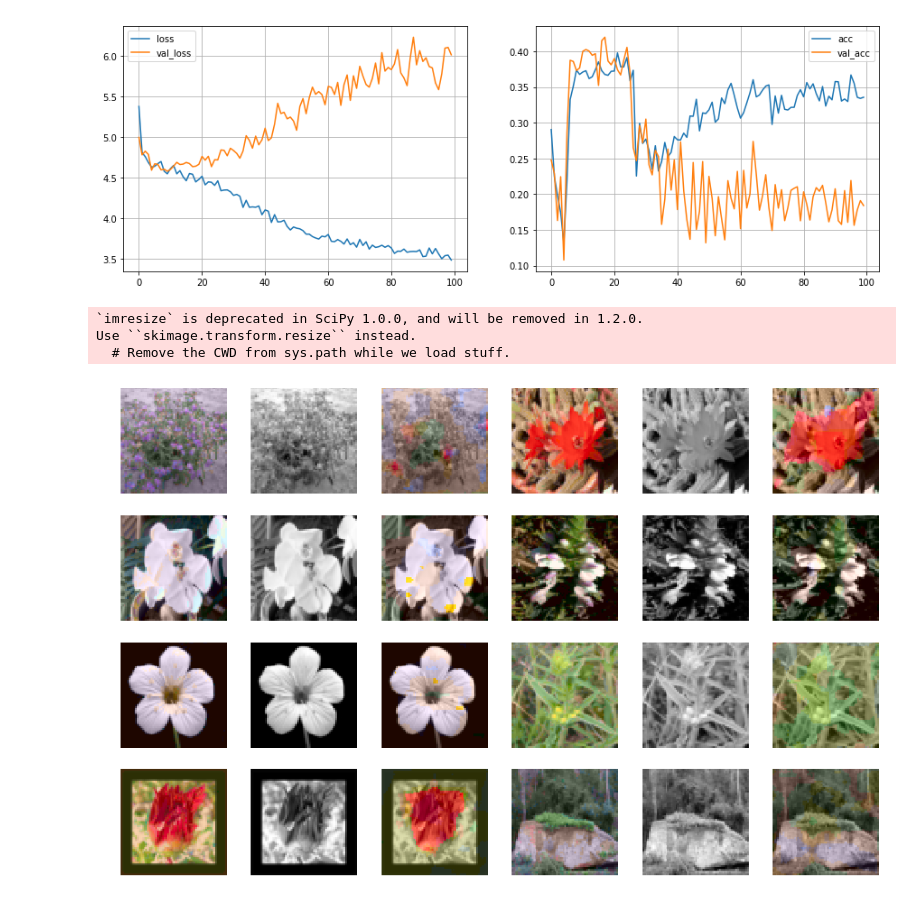
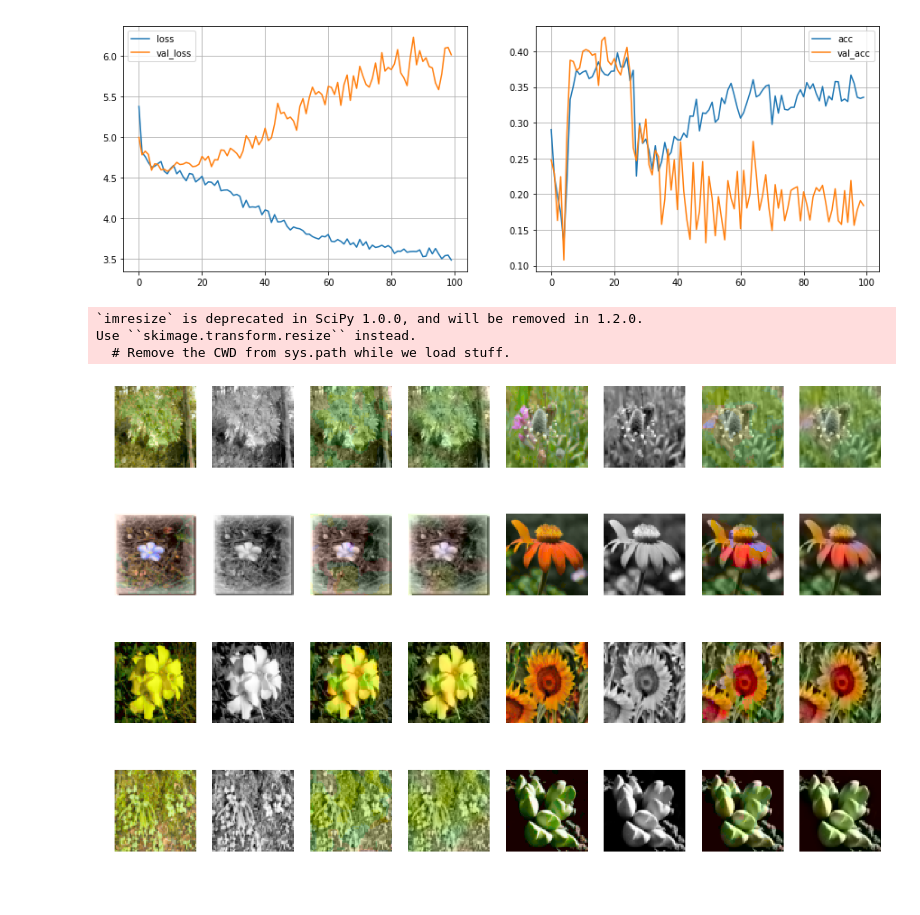
Before and after one commit to qt310/Colorization, a Jupyter notebook: project/CW_tr400_bs8_ep100.ipynb, the cells around one changed output. Drawn from its saved outputs; the diff is of its cells as text; code cells hidden in the pictures.

Commit message:
add filter

```diff
--- a/project/CW_tr400_bs8_ep100.ipynb
+++ b/project/CW_tr400_bs8_ep100.ipynb
@@ -77,6 +77,16 @@ def XY2img(X,Y):
     img_lab[:,:,2] = np.argmax(Y[:,:,16:],axis=2)*16+8
     img = cv2.cvtColor(img_lab.astype(np.uint8), cv2.COLOR_LAB2RGB)
     return img
+# %%
+from scipy.ndimage import filters
+def XY2imgf(X,Y):
+    H, W, _ = X.shape
+    img_lab = np.zeros((H,W,3))
+    img_lab[:,:,0] = X[:,:,0]
+    img_lab[:,:,1] = filters.gaussian_filter(np.argmax(Y[:,:,:16],axis=2)*16+8,3)
+    img_lab[:,:,2] = filters.gaussian_filter(np.argmax(Y[:,:,16:],axis=2)*16+8,3)
+    img = cv2.cvtColor(img_lab.astype(np.uint8), cv2.COLOR_LAB2RGB)
+    return img
 # %%
 # test if generator and XY2img work
 X,Y = generator(1, r"../../images/flower/*.jpg", 400, 400).__next__()
@@ -284,32 +294,38 @@ loaded_model.load_weights("model_CW_flower_tr400_bs8_ep100.h5")
 # %%
 # result on train images
 X,Y = generator(batch_size, train_dir, H, W).__next__()
 Yhat = loaded_model.predict(X)
 j =1
-plt.figure(figsize=(15,15))
+plt.figure(figsize=(20,20))
 for i in range(batch_size):
     # original
-    plt.subplot(6,6,j)
+    plt.subplot(6,8,j)
     j+=1
     img = XY2img(X[i],Y[i])
     plt.imshow(img)
     plt.axis('OFF')
     # grayscale
-    plt.subplot(6,6,j)
+    plt.subplot(6,8,j)
     j+=1
     plt.imshow(X[i,:,:,0],'gray')
     plt.axis('OFF')
     # predict
-    plt.subplot(6,6,j)
+    plt.subplot(6,8,j)
     j += 1
     img = XY2img(X[i],Yhat[i])
     plt.imshow(img)
     plt.axis('OFF')
+    # predict
+    plt.subplot(6,8,j)
+    j += 1
+    img = XY2imgf(X[i],Yhat[i])
+    plt.imshow(img)
+    plt.axis('OFF')
 # %% [output]
 `imresize` is deprecated in SciPy 1.0.0, and will be removed in 1.2.0.
 Use ``skimage.transform.resize`` instead.
   # Remove the CWD from sys.path while we load stuff.
-[figure, old version]
+[figure, new version]
 # %%
 # result on test images
 X,Y = generator(batch_size, test_dir, H, W).__next__()
```
Also changed, not shown: parts of 2 cells of this notebook, 1 other file.
